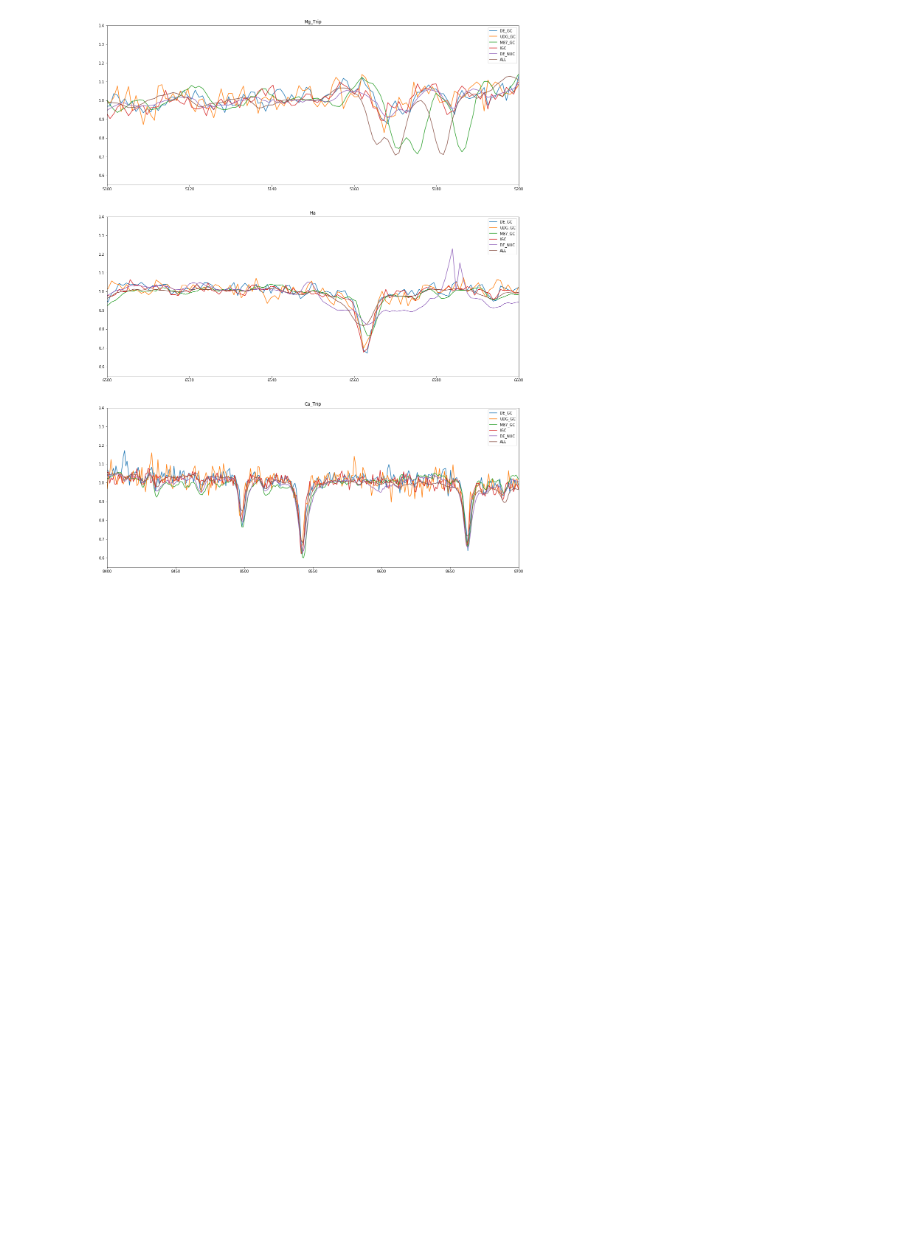
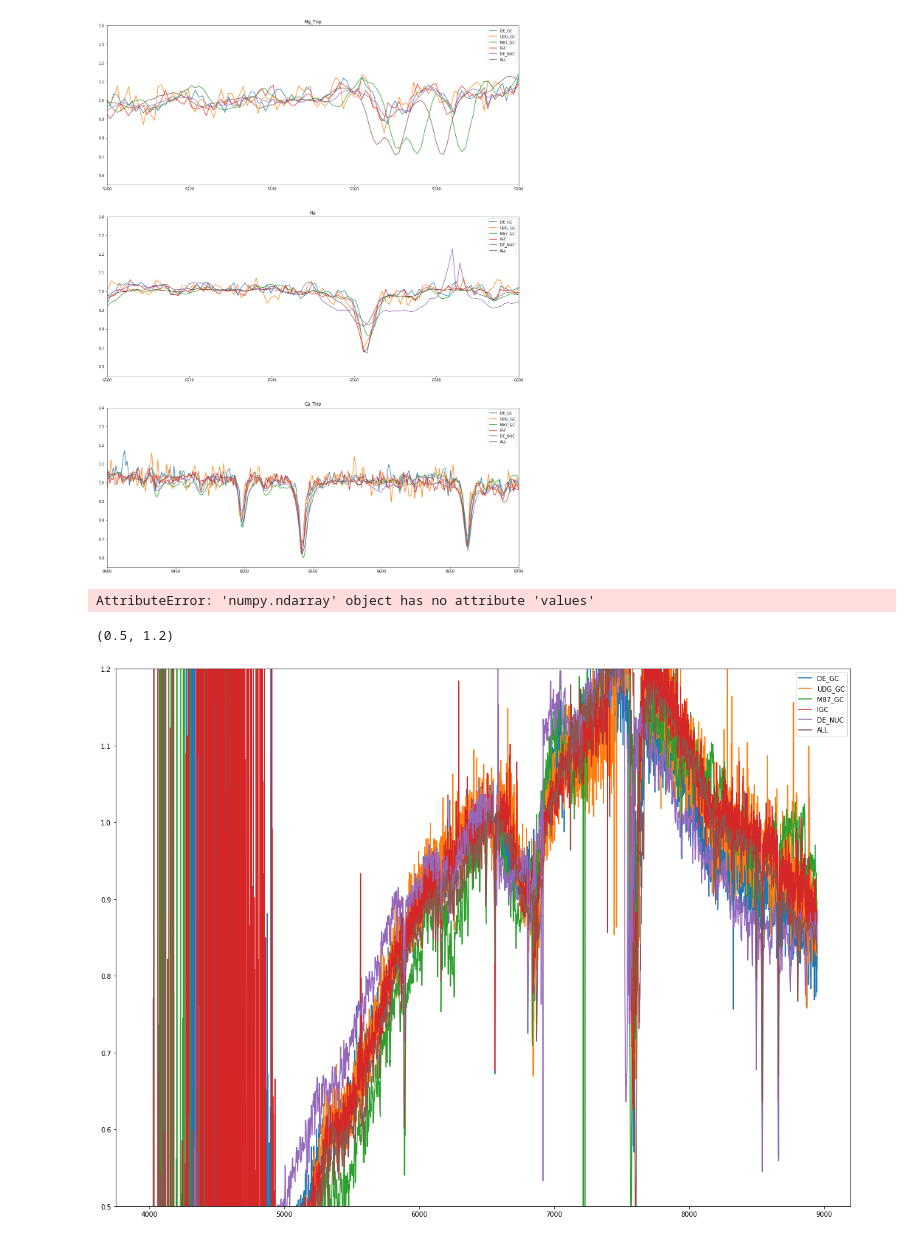
Before and after one commit to kadri-nizam/SIP2019, a Jupyter notebook: Kadri/Spectra Coaddition 2.ipynb, the cells around one changed output. Drawn from its saved outputs; the diff is of its cells as text; code cells hidden in the pictures; blank space fills up the shorter version.

```diff
--- a/Kadri/Spectra Coaddition 2.ipynb
+++ b/Kadri/Spectra Coaddition 2.ipynb
@@ -96,7 +96,7 @@ class Spectrum:
 #  Function Definitions #
 #-----------------------#
 def sigma_clipping(flux, sigma):
-    clip = np.ones(np.shape(flux))
+    clip = np.full_like(flux, 1)
     std = np.std(flux, axis = 0)
     gaus_mid = np.mean(flux, axis = 0)
 
@@ -214,7 +219,7 @@ for region in norm_region:
     coadded_err[region] = {}
 
     for cat in ['DE_GC', 'UDG_GC', 'M87_GC', 'IGC', 'DE_NUC', 'ALL']:
-        if not cat is 'ALL':
+        if cat is not 'ALL':
             ind = np.where(catalog.index.get_level_values(0) == cat)
         else:
             ind = range(0, len(catalog))
@@ -272,30 +276,35 @@ hdr['CRVAL1'] = 4000
 hdr['CDELT1'] = 0.9
 hdu = fits.PrimaryHDU(list(spectra.values()), header=hdr)
 hdu.writeto('test.fits', overwrite = True)
+# %% [output]
+AttributeError: 'numpy.ndarray' object has no attribute 'values'
 # %%
 region = 'Ha'
 
 spectra = {}
 ivar = {}
 err = {}
 
 for cat in ['DE_GC', 'UDG_GC', 'M87_GC', 'IGC', 'DE_NUC', 'ALL']:
     if not cat is 'ALL':
         ind = np.where(catalog.index.get_level_values(0) == cat)
     else:
         ind = range(0, len(catalog))
 
     spectra[cat], ivar[cat], err[cat] = coadd(stacked_spectra[region][ind], stacked_ivar[region][ind], 3)
 
 
 plt.figure(figsize = (20, 15))
 
 for ind, cat in enumerate(['DE_GC', 'UDG_GC', 'M87_GC', 'IGC', 'DE_NUC', 'ALL']):
     plt.plot(wavelength_range, spectra[cat])
 
-plt.xlim((norm_region[region]))
+# plt.xlim((norm_region[region]))
 plt.legend(['DE_GC', 'UDG_GC', 'M87_GC', 'IGC', 'DE_NUC', 'ALL'])
 plt.ylim((0.5, 1.2))
+# %% [output]
+(0.5, 1.2)
+[figure, added]
 # %%
 plt.figure(figsize = (20, 15))
 
```
Also changed, not shown: parts of 2 cells of this notebook, 4 other files.
